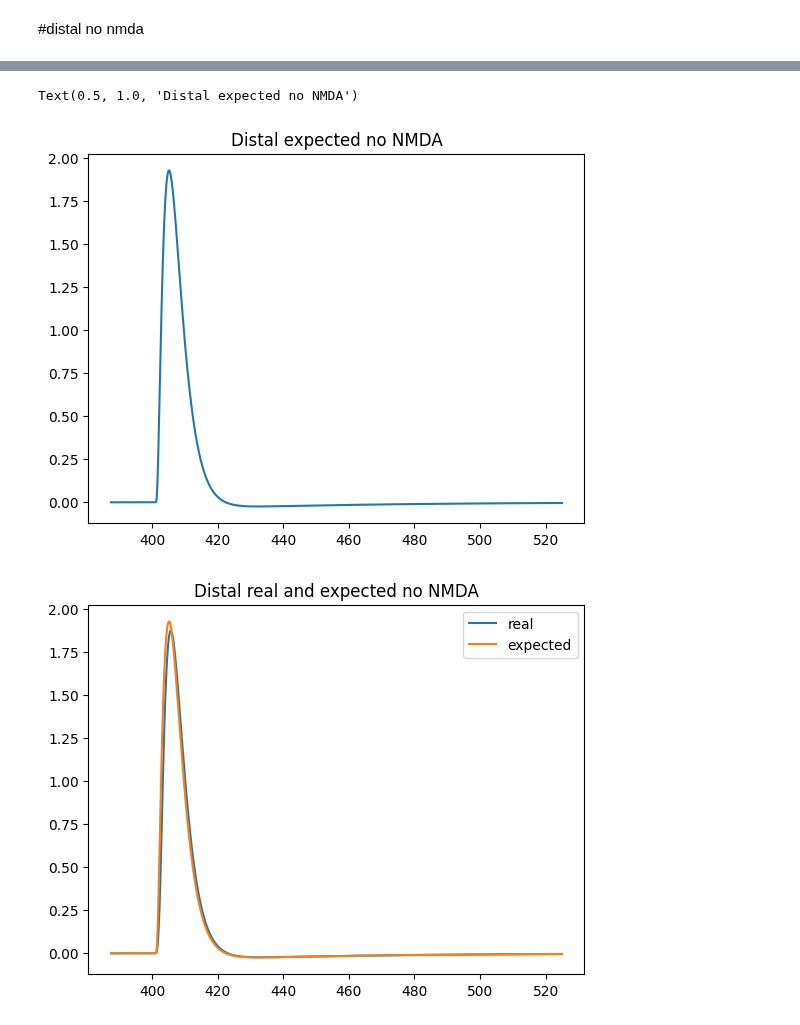
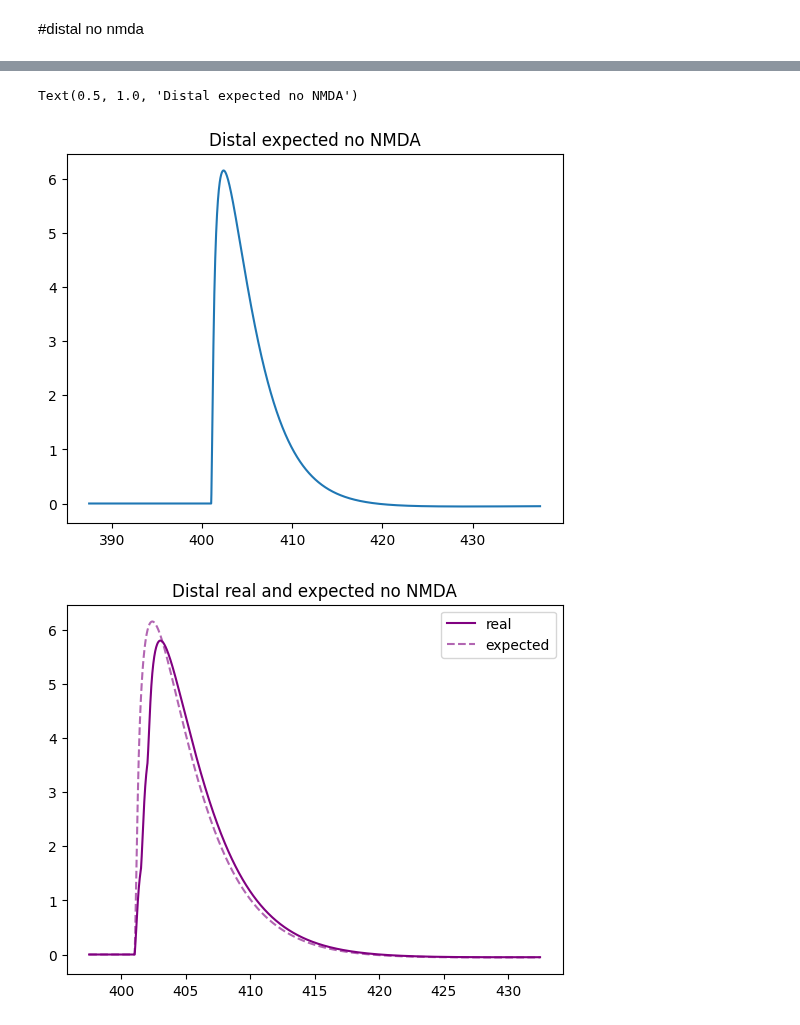
Before and after one commit to ddopp4877/single-cell-tuning, a Jupyter notebook: test_cell_with_syns.ipynb, the cells around one changed output, grey strips where cells are left out. Saved outputs shown, nothing was run; the diff lists cells and outputs as text; code cells hidden in the pictures.

```diff
--- a/test_cell_with_syns.ipynb
+++ b/test_cell_with_syns.ipynb
@@ -421,7 +421,7 @@ plt.show()
 # %%
 nsyn_exc = int(40 *.04 * 2)
 sim_params = {"event_times":[[400], [400.5],[401]],
-              "ampa_weight": 0.0001,
+              "ampa_weight": 0.0002,
               "ampa_point_proc": h.CPGLUIN,
               "ampa_seg": 0.67,
               "ampa_sec": 33,
@@ -454,7 +456,7 @@ Text(0.5, 1.0, 'Distal real no NMDA')
 # %%
 nsyn_exc = int(40 *.04 * 2)
 sim_params = {"event_times":[[400]],
-              "ampa_weight": 0.0001,
+              "ampa_weight": 0.0002,
               "ampa_point_proc": h.CPGLUIN,
               "ampa_seg": 0.67,
               "ampa_sec": 33,
@@ -479,16 +481,20 @@ corrected_v = np.array(corrected_v)
 # %%
 start, end = int(sim_params["event_times"][0][0]/0.025 - 500), int(sim_params["event_times"][0][0]/0.025 + 5000)
 expected = corrected_v[start:end] *3
-plt.plot(t,expected)
+plt.plot(t[:2000],expected[:2000])
 plt.title("Distal expected no NMDA")
 # %% [output]
 Text(0.5, 1.0, 'Distal expected no NMDA')
-[figure, old version]
+[figure, new version]
 # %%
-plt.plot(t,real,label="real")
-plt.plot(t,expected,label="expected")
+times = np.arange(0,1000.025,0.025)
+t = times[start:end]
+
+plt.plot(t[400:1800],real[400:1800],color ="purple", label="real")
+plt.plot(t[400:1800],expected[400:1800],color ="purple",linestyle='dashed',label="expected",alpha = 0.6)
+
 plt.legend()
 plt.title("Distal real and expected no NMDA")
 plt.show()
 # %% [output]
-[figure, old version]
+[figure, new version]
```
Also changed, not shown: parts of 2 cells of this notebook.
